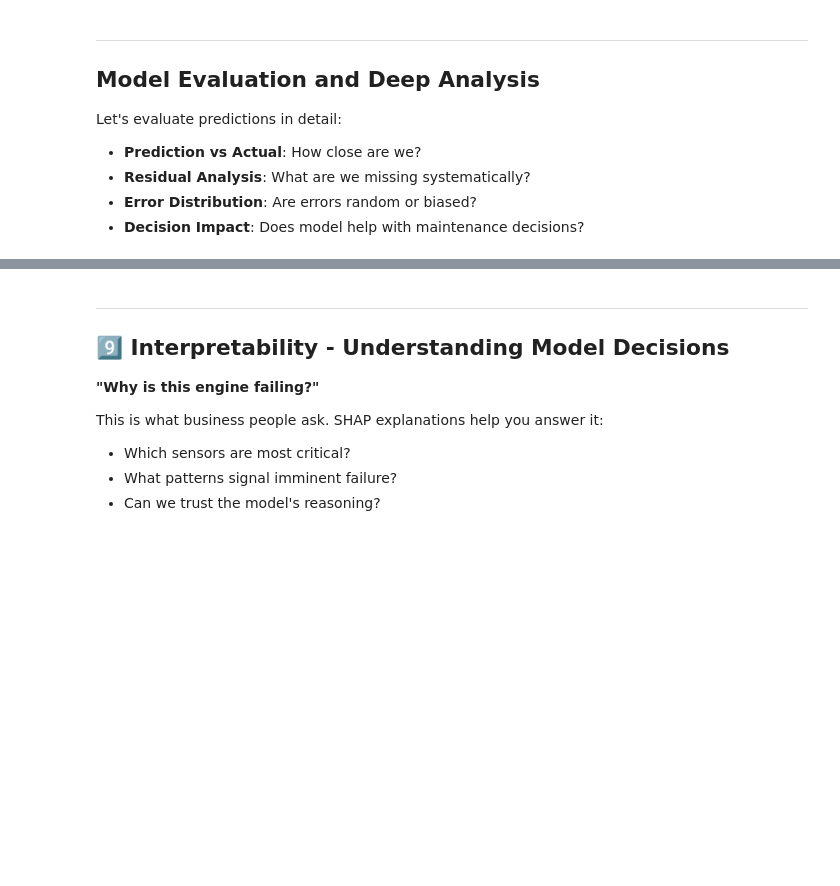
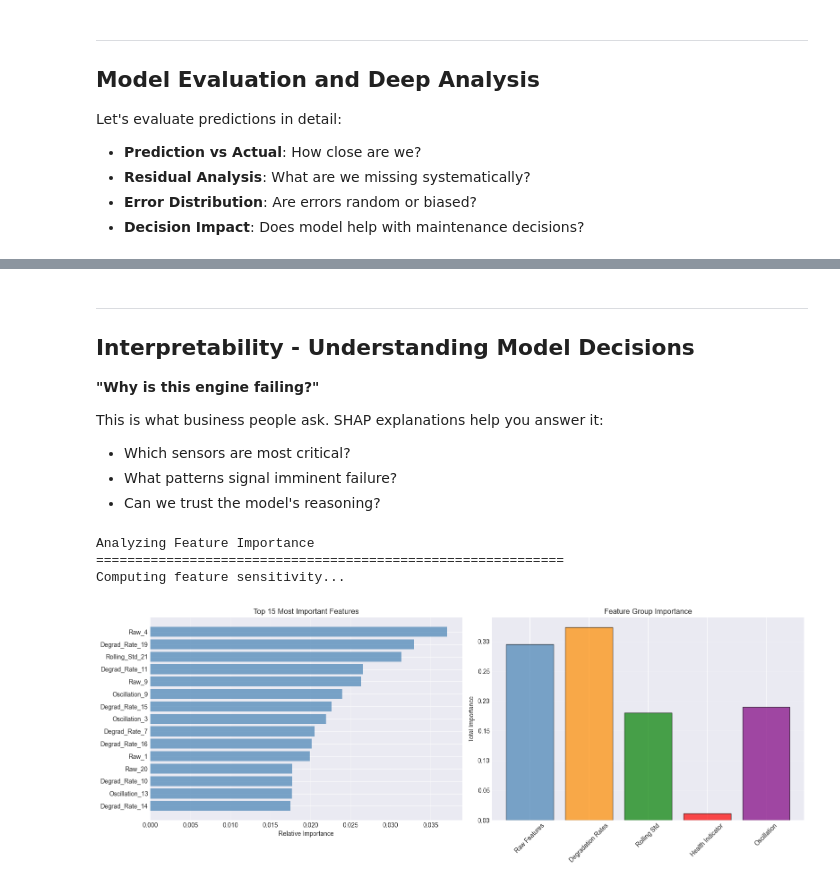
Before and after one commit to AaronCJohn/NASA-Predict-Satellite-Failures, a Jupyter notebook: notebooks/01_complete_pipeline.ipynb, the cells around one changed output, grey strips where cells are left out. Saved outputs shown, nothing was run; the diff lists cells and outputs as text; code cells hidden in the pictures; blank space fills up the shorter version.

Commit message:
some changes to notebook, tuned model for better accuracy

```diff
--- a/notebooks/01_complete_pipeline.ipynb
+++ b/notebooks/01_complete_pipeline.ipynb
@@ -188,6 +190,13 @@ print("Observed time-series patterns across different engines")
 # %% [output]
 [figure]
 Observed time-series patterns across different engines
+# %%
+import importlib
+import src.data_loader
+importlib.reload(src.data_loader)
+
+from src.data_loader import CMAPSSDataLoader
+loader = CMAPSSDataLoader("../CMAPSSData")
 # %% [markdown]
 ---
 
@@ -200,7 +209,7 @@ print("Processing data pipeline...")
 print("-" * 60)
 
 # Load complete pipeline with processing
-data_dict = loader.process_complete_pipeline('FD001', sequence_length=30)
+data_dict = loader.process_complete_pipeline('FD001', sequence_length=30, max_rul=125)
 
 X_train = data_dict['X_train']
 y_train = data_dict['y_train']
@@ -885,7 +1080,7 @@ print("\n✓ Uncertainty analysis complete")
 # %% [markdown]
 ---
 
-## 9️⃣ Interpretability - Understanding Model Decisions
+## Interpretability - Understanding Model Decisions
 
 **"Why is this engine failing?"**
 
@@ -901,15 +1096,28 @@ print("=" * 60)
 # For each prediction, compute which features matter most by measuring
 # sensitivity: how much the output changes when a feature changes.
 
-def simple_feature_importance(model, X_sample, n_features=30, perturbation=0.1):
-    \"\"\"Simple sensitivity analysis for feature importance.\"\"\"
+def build_feature_names(n_raw_features):
+    """Construct feature names matching the engineered feature layout."""
+    return (
+        [f'Raw_{i+1}' for i in range(n_raw_features)] +
+        [f'Degrad_Rate_{i+1}' for i in range(n_raw_features)] +
+        [f'Rolling_Std_{i+1}' for i in range(n_raw_features)] +
+        ['Health_Indicator'] +
+        [f'Oscillation_{i+1}' for i in range(n_raw_features)]
+    )
+
+def simple_feature_importance(model, X_sample, perturbation=0.1):
+    """Simple sensitivity analysis for feature importance."""
+    n_features = X_sample.shape[1]
     baseline_pred = RULModels.predict(model, np.expand_dims(X_sample, 0))[0]
 
     importance = np.zeros(n_features)
 
     for feature_idx in range(n_features):
         X_perturbed = X_sample.copy()
-        X_perturbed[:, feature_idx] += perturbation * np.std(X_sample[:, feature_idx])
+        feature_std = np.std(X_sample[:, feature_idx])
+        step = perturbation * feature_std if feature_std > 0 else perturbation
+        X_perturbed[:, feature_idx] += step
 
         perturbed_pred = RULModels.predict(model, np.expand_dims(X_perturbed, 0))[0]
         importance[feature_idx] = np.abs(perturbed_pred - baseline_pred)
@@ -918,28 +1126,25 @@ def simple_feature_importance(model, X_sample, n_features=30, perturbation=0.1):
     return importance / total_importance if total_importance > 0 else importance
 
 # Compute average importance across test samples
-print(\"Computing feature sensitivity...\")
+print("Computing feature sensitivity...")
 all_importances = []
-for i in range(0, min(100, len(X_test_physics)), 10):
-    importance = simple_feature_importance(attention_model, X_test_physics[i])
+sample_limit = min(100, len(X_test_physics))
+sample_step = 10
+for sample_idx in range(0, sample_limit, sample_step):
+    importance = simple_feature_importance(attention_model, X_test_physics[sample_idx])
     all_importances.append(importance)
 
 avg_importance = np.mean(all_importances, axis=0)
 
-# Feature names
-sensor_names = [f'Sensor_{i+1}' for i in range(21)]
-feature_names = (
-    sensor_names +
-    [f'Degrad_Rate_{i+1}' for i in range(21)] +
-    [f'Rolling_Std_{i+1}' for i in range(21)] +
-    ['Health_Indicator'] +
-    [f'Oscillation_{i+1}' for i in range(21)]
-)
+# Feature names and group layout
+n_total_features = X_test_physics.shape[2]
+n_raw_features = (n_total_features - 1) // 4
+feature_names = build_feature_names(n_raw_features)
+assert len(feature_names) == n_total_features, 'Feature name count does not match tensor width.'
 
 # Get top features
-top_n = 15
-top_indices = np.argsort(avg_importance)[-top_n:]
-top_indices = top_indices[::-1]  # Sort descending
+top_n = min(15, len(feature_names))
+top_indices = np.argsort(avg_importance)[-top_n:][::-1]
 
 top_names = [feature_names[i] for i in top_indices]
 top_importance = avg_importance[top_indices]
@@ -950,39 +1155,44 @@ fig, axes = plt.subplots(1, 2, figsize=(16, 6))
 # Bar plot of top features
 axes[0].barh(range(len(top_names)), top_importance, color='steelblue', alpha=0.7)
 axes[0].set_yticks(range(len(top_names)))
 axes[0].set_yticklabels(top_names)
 axes[0].set_xlabel('Relative Importance')
 axes[0].set_title(f'Top {top_n} Most Important Features')
 axes[0].invert_yaxis()
 axes[0].grid(True, alpha=0.3, axis='x')
 
 # Feature group breakdown
 groups = {
-    'Raw Sensors': 21,
-    'Degradation Rates': 21,
-    'Rolling Std': 21,
+    'Raw Features': n_raw_features,
+    'Degradation Rates': n_raw_features,
+    'Rolling Std': n_raw_features,
     'Health Indicator': 1,
-    'Oscillation': 21
+    'Oscillation': n_raw_features,
 }
 
 group_importance = {}
 current_idx = 0
 for group_name, count in groups.items():
-    group_sum = np.sum(avg_importance[current_idx:current_idx+count])
+    group_sum = np.sum(avg_importance[current_idx:current_idx + count])
     group_importance[group_name] = group_sum
     current_idx += count
 
 colors_group = ['steelblue', 'darkorange', 'green', 'red', 'purple']
 axes[1].bar(group_importance.keys(), group_importance.values(), color=colors_group, alpha=0.7, edgecolor='black')
 axes[1].set_ylabel('Total Importance')
 axes[1].set_title('Feature Group Importance')
 axes[1].tick_params(axis='x', rotation=45)
 axes[1].grid(True, alpha=0.3, axis='y')
 
 plt.tight_layout()
 plt.show()
 
-print(f\"\\n✓ Feature Importance Analysis Complete\")
-print(f\"\\nTop Features for RUL Prediction:\")
-for i, (name, imp) in enumerate(zip(top_names, top_importance), 1):
-    print(f\"  {i:2d}. {name:<25s} {imp:>8.2%}\")
+print("\nFeature Importance Analysis Complete")
+print("\nTop Features for RUL Prediction:")
+for rank, (name, imp) in enumerate(zip(top_names, top_importance), 1):
+    print(f"  {rank:2d}. {name:<25s} {imp:>8.2%}")
+# %% [output]
+Analyzing Feature Importance
+============================================================
+Computing feature sensitivity...
+[figure, added]
```
Also changed, not shown: parts of 14 cells of this notebook, 4 other files.
